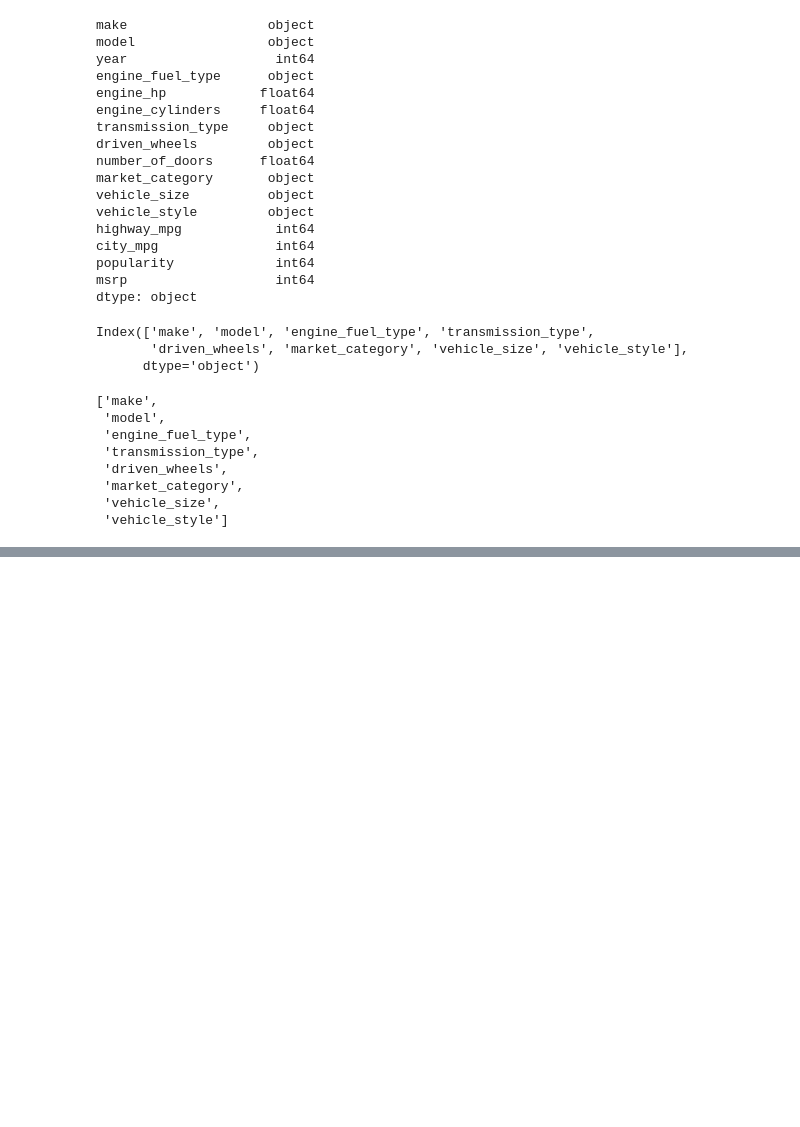
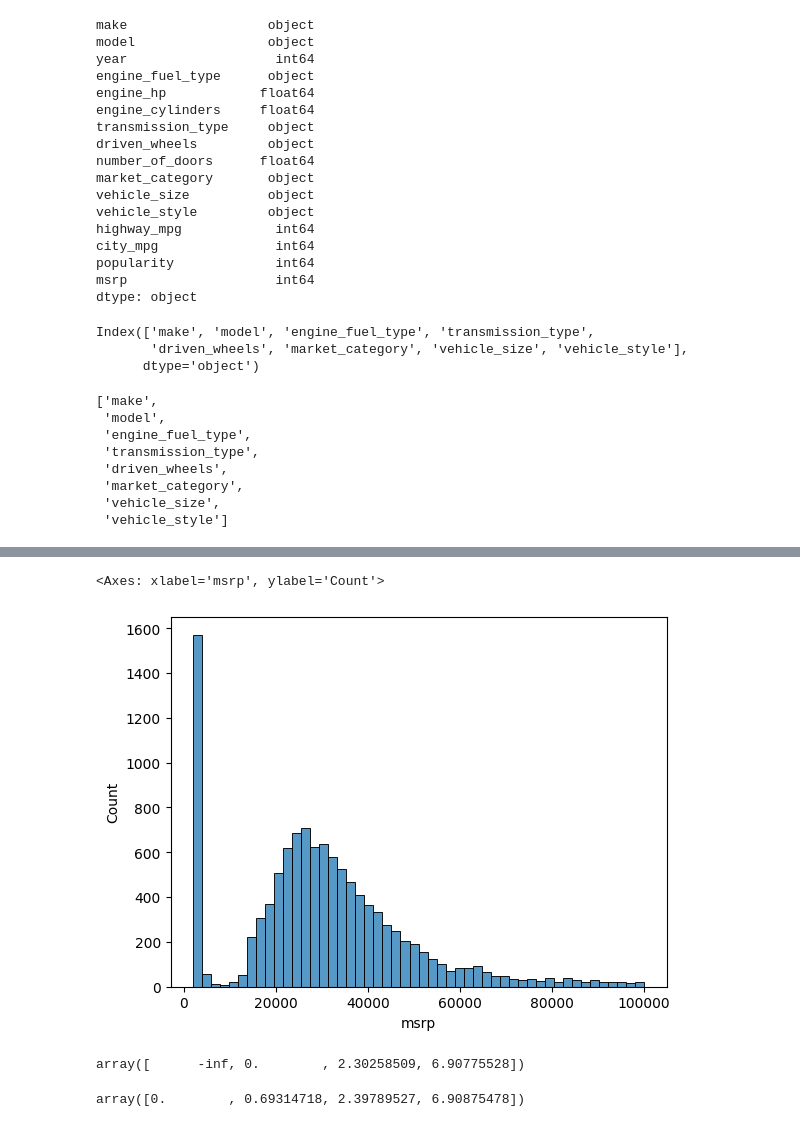
Before and after one commit to joeypinaroc/machine-learning-zoomcamp, a Jupyter notebook: 02-regression/regression.ipynb, the cells around one changed output, grey strips where cells are left out. Drawn from its saved outputs; the diff is of its cells as text; code cells hidden in the pictures; blank space fills up the shorter version.

```diff
--- a/02-regression/regression.ipynb
+++ b/02-regression/regression.ipynb
@@ -99,0 +165,13 @@ df.head()
+# %%
+sns.histplot(df.msrp[df.msrp < 100000], bins = 50)
+# %% [output]
+<Axes: xlabel='msrp', ylabel='Count'>
+[figure, added]
+# %%
+np.log([0, 1, 10, 1000]) # log reduces the value of large numbers
+# %% [output]
+array([      -inf, 0.        , 2.30258509, 6.90775528])
+# %%
+np.log1p([0, 1, 10, 1000]) # numpy shortcut for adding 1 to each array item, avoiding log(0) error
+# %% [output]
+array([0.        , 0.69314718, 2.39789527, 6.90875478])
```
Also changed, not shown: parts of 9 cells of this notebook, 2 other files.
